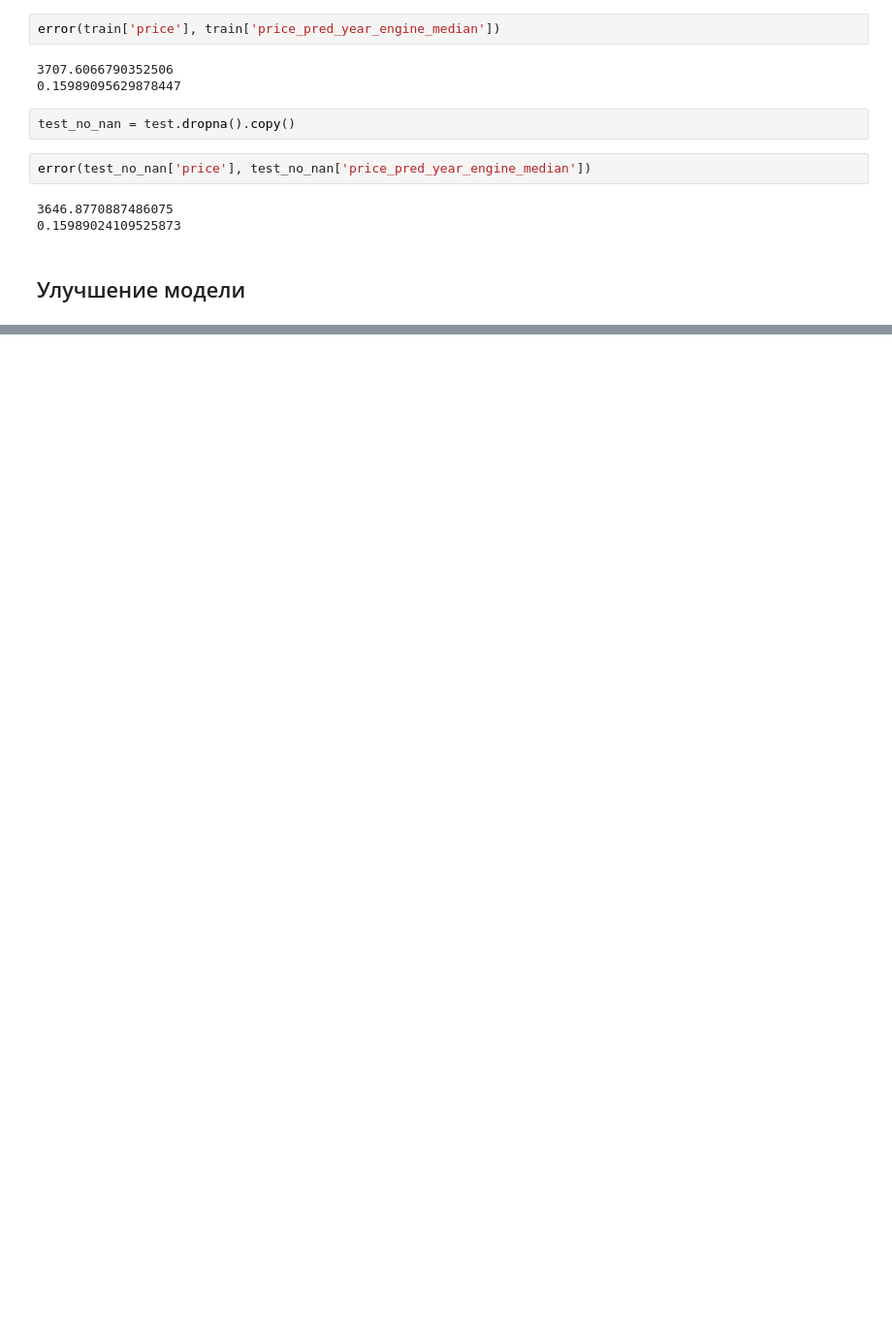
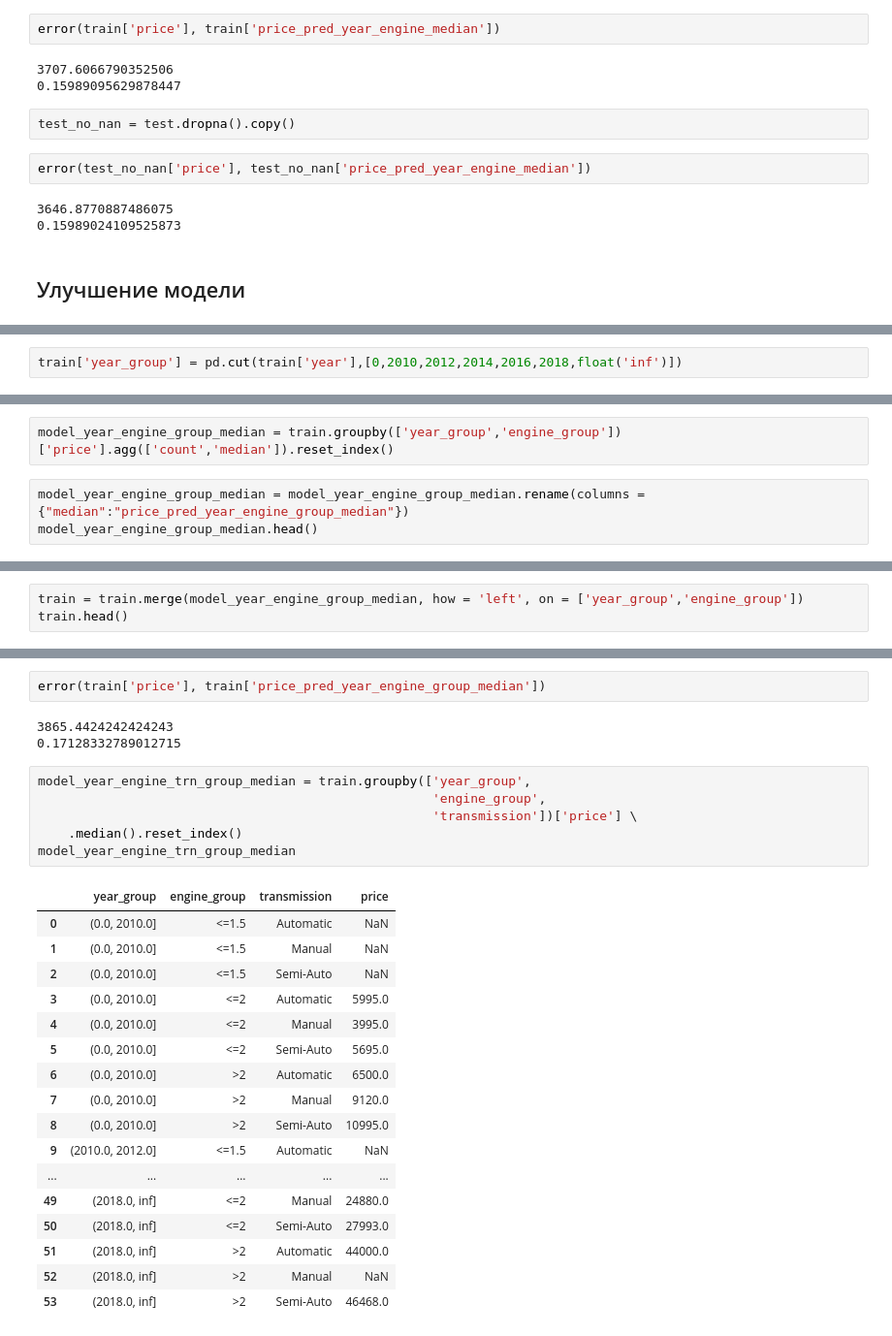
Before and after one commit to avgalkov/collab-notebooks, a Jupyter notebook: human_learning.ipynb, the cells around one changed output, grey strips where cells are left out. Shown at 97% size. Saved outputs shown, nothing was run; the diff lists cells and outputs as text; blank space fills up the shorter version.

```diff
--- a/human_learning.ipynb
+++ b/human_learning.ipynb
@@ -617,0 +659,2 @@ error(test_no_nan['price'], test_no_nan['price_pred_year_engine_median'])
+# %%
+train['year_group'] = pd.cut(train['year'],[0,2010,2012,2014,2016,2018,float('inf')])
@@ -617,0 +672,5 @@ error(test_no_nan['price'], test_no_nan['price_pred_year_engine_median'])
+# %%
+model_year_engine_group_median = train.groupby(['year_group','engine_group'])['price'].agg(['count','median']).reset_index()
+# %%
+model_year_engine_group_median = model_year_engine_group_median.rename(columns = {"median":"price_pred_year_engine_group_median"})
+model_year_engine_group_median.head()
@@ -617,0 +693,3 @@ error(test_no_nan['price'], test_no_nan['price_pred_year_engine_median'])
+# %%
+train = train.merge(model_year_engine_group_median, how = 'left', on = ['year_group','engine_group'])
+train.head()
@@ -617,0 +704,29 @@ error(test_no_nan['price'], test_no_nan['price_pred_year_engine_median'])
+# %%
+error(train['price'], train['price_pred_year_engine_group_median'])
+# %% [output]
+3865.4424242424243
+0.17128332789012715
+# %%
+model_year_engine_trn_group_median = train.groupby(['year_group',
+                                                    'engine_group',
+                                                    'transmission'])['price'] \
+    .median().reset_index()
+model_year_engine_trn_group_median
+# %% [output]
+|  | year_group | engine_group | transmission | price |
+| 0 | (0.0, 2010.0] | <=1.5 | Automatic | NaN |
+| 1 | (0.0, 2010.0] | <=1.5 | Manual | NaN |
+| 2 | (0.0, 2010.0] | <=1.5 | Semi-Auto | NaN |
+| 3 | (0.0, 2010.0] | <=2 | Automatic | 5995.0 |
+| 4 | (0.0, 2010.0] | <=2 | Manual | 3995.0 |
+| 5 | (0.0, 2010.0] | <=2 | Semi-Auto | 5695.0 |
+| 6 | (0.0, 2010.0] | >2 | Automatic | 6500.0 |
+| 7 | (0.0, 2010.0] | >2 | Manual | 9120.0 |
+| 8 | (0.0, 2010.0] | >2 | Semi-Auto | 10995.0 |
+| 9 | (2010.0, 2012.0] | <=1.5 | Automatic | NaN |
+| ... | ... | ... | ... | ... |
+| 49 | (2018.0, inf] | <=2 | Manual | 24880.0 |
+| 50 | (2018.0, inf] | <=2 | Semi-Auto | 27993.0 |
+| 51 | (2018.0, inf] | >2 | Automatic | 44000.0 |
+| 52 | (2018.0, inf] | >2 | Manual | NaN |
+| 53 | (2018.0, inf] | >2 | Semi-Auto | 46468.0 |
```
Also changed, not shown: parts of 24 cells of this notebook.
